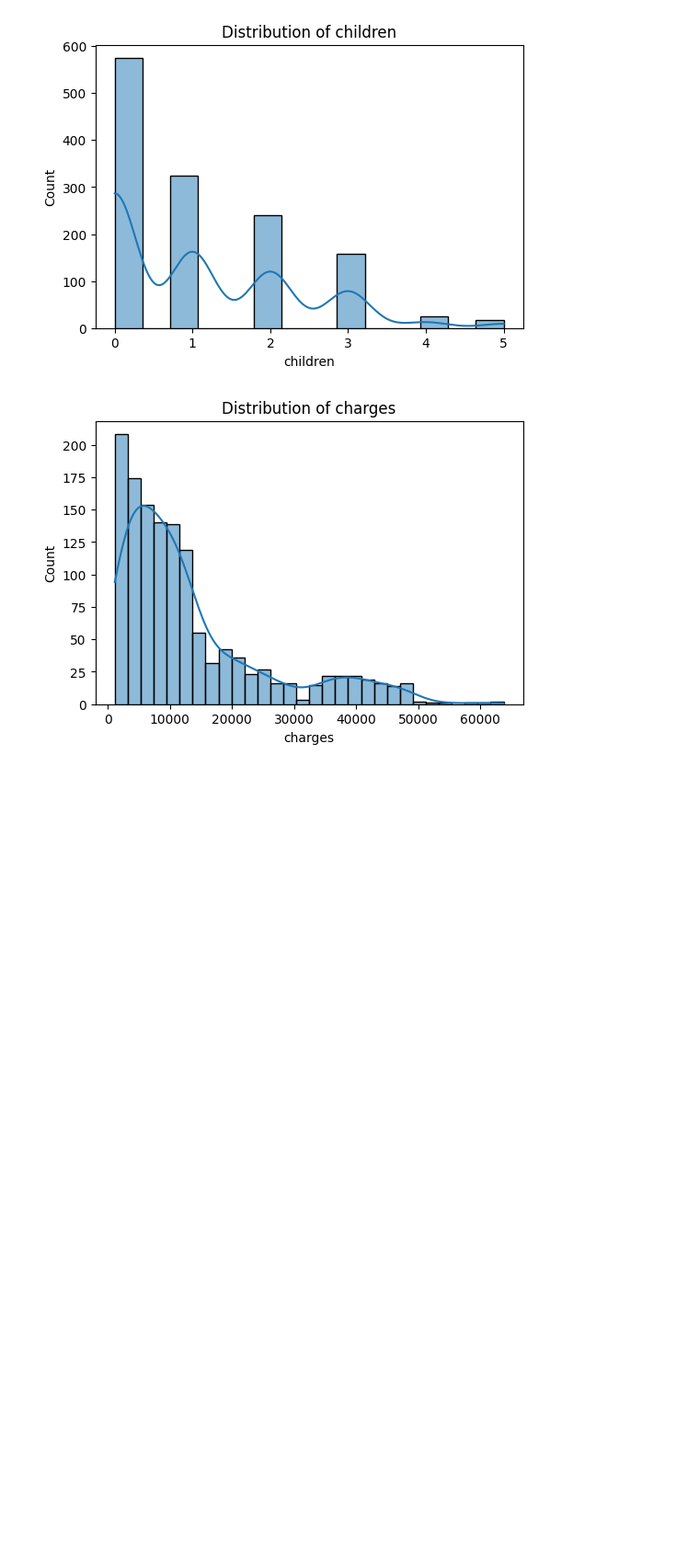
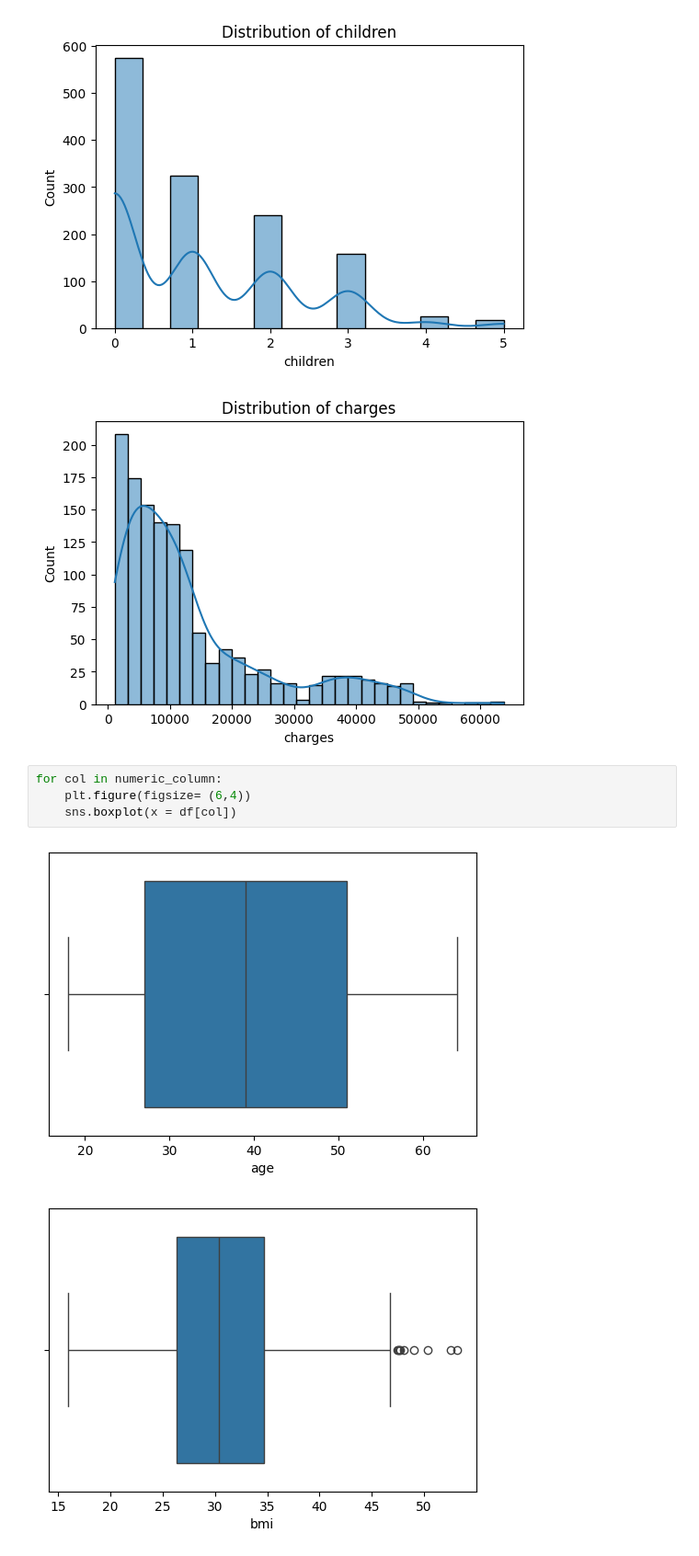
Before and after one commit to thearyal/Machine-Learning-Insurance, a Jupyter notebook: insurance.ipynb, the cells around one changed output. Shown at 92% size. Saved outputs shown, nothing was run; the diff lists cells and outputs as text; blank space fills up the shorter version.

```diff
--- a/insurance.ipynb
+++ b/insurance.ipynb
@@ -103,3 +103,10 @@ for col in numeric_column:
 [figure]
 [figure]
 [figure]
+# %%
+for col in numeric_column:
+    plt.figure(figsize= (6,4))
+    sns.boxplot(x = df[col])
+# %% [output]
+[figure, added]
+[figure, added]
```
Also changed, not shown: parts of 21 cells of this notebook.
